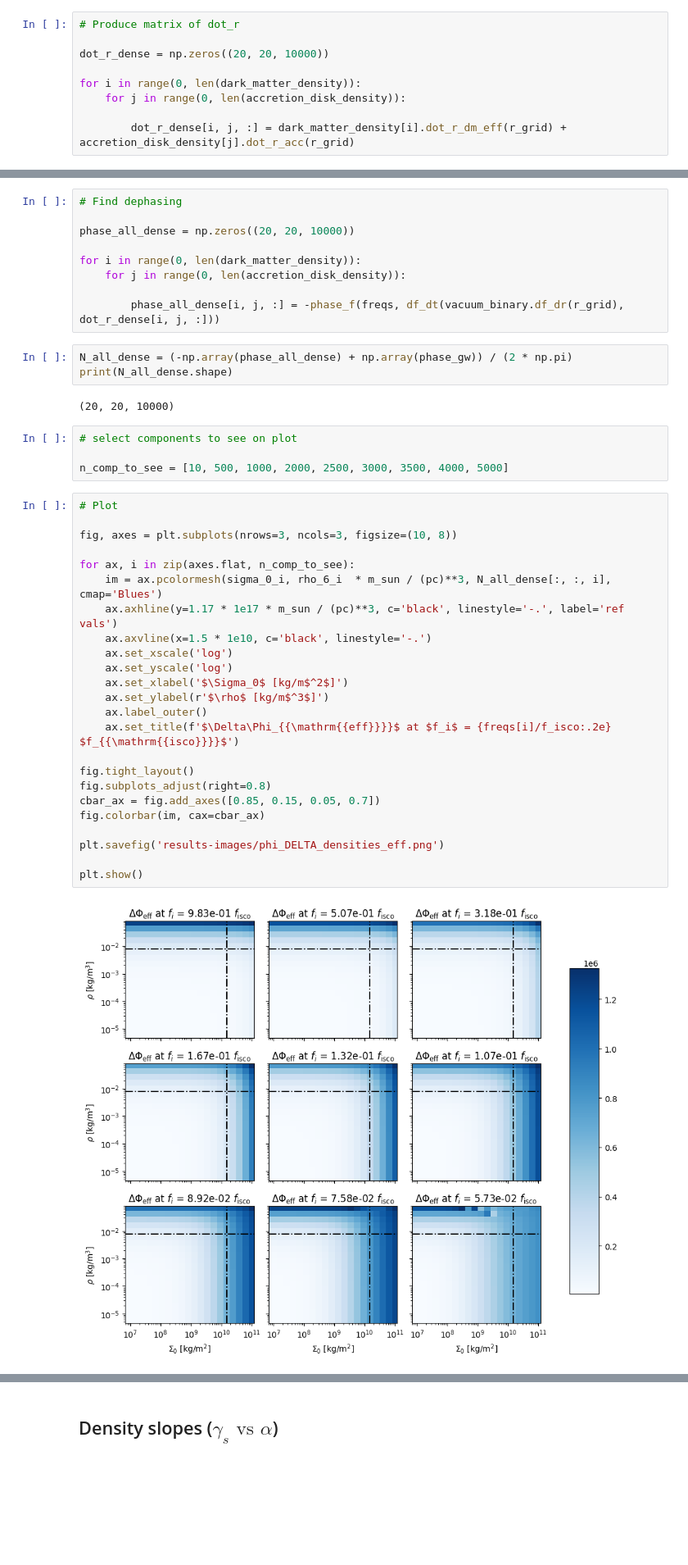
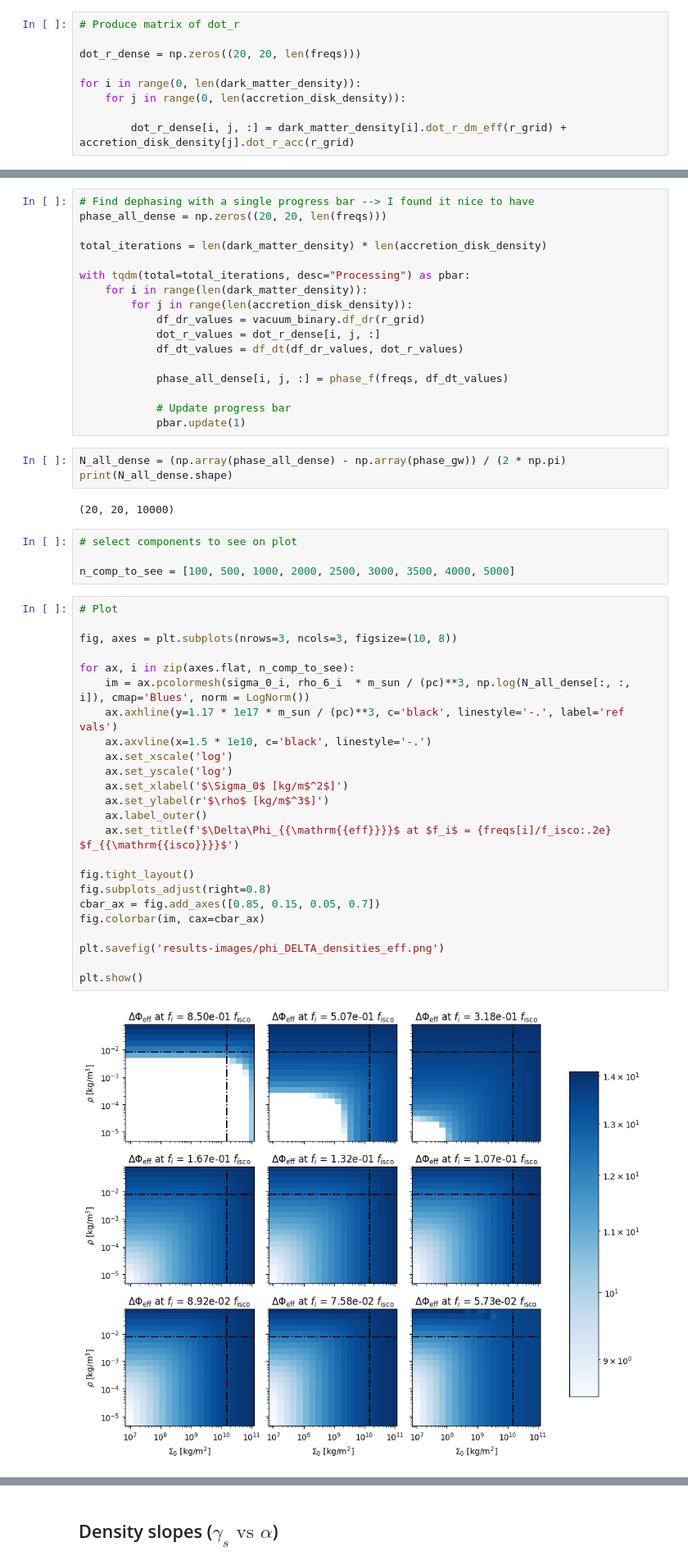
Before and after one commit to nicolegrillo/BinaryEvolution, a Jupyter notebook: Phase_extraction-MAIN.ipynb, the cells around one changed output, grey strips where cells are left out. Shown at 82% size. Cells and saved outputs as stored; diff of their text form; blank space fills up the shorter version.

```diff
--- a/Phase_extraction-MAIN.ipynb
+++ b/Phase_extraction-MAIN.ipynb
@@ -1135,7 +1141,7 @@ I here report the graphs only for the effective DM profile (for the static see $
 # %%
 # Produce matrix of dot_r
 
-dot_r_dense = np.zeros((20, 20, 10000))
+dot_r_dense = np.zeros((20, 20, len(freqs)))
 
 for i in range(0, len(dark_matter_density)):
     for j in range(0, len(accretion_disk_density)):
@@ -1144,47 +1152,55 @@ for i in range(0, len(dark_matter_density)):
 # %%
-# Find dephasing
+# Find dephasing with a single progress bar --> I found it nice to have
+phase_all_dense = np.zeros((20, 20, len(freqs)))
 
-phase_all_dense = np.zeros((20, 20, 10000))
+total_iterations = len(dark_matter_density) * len(accretion_disk_density)
 
-for i in range(0, len(dark_matter_density)):
-    for j in range(0, len(accretion_disk_density)):
+with tqdm(total=total_iterations, desc="Processing") as pbar:
+    for i in range(len(dark_matter_density)):
+        for j in range(len(accretion_disk_density)):
+            df_dr_values = vacuum_binary.df_dr(r_grid)
+            dot_r_values = dot_r_dense[i, j, :]
+            df_dt_values = df_dt(df_dr_values, dot_r_values)
 
-        phase_all_dense[i, j, :] = -phase_f(freqs, df_dt(vacuum_binary.df_dr(r_grid), dot_r_dense[i, j, :]))
+            phase_all_dense[i, j, :] = phase_f(freqs, df_dt_values)
+
+            # Update progress bar
+            pbar.update(1)
 # %%
-N_all_dense = (-np.array(phase_all_dense) + np.array(phase_gw)) / (2 * np.pi)
+N_all_dense = (np.array(phase_all_dense) - np.array(phase_gw)) / (2 * np.pi)
 print(N_all_dense.shape)
 # %% [output]
 (20, 20, 10000)
 # %%
 # select components to see on plot
 
-n_comp_to_see = [10, 500, 1000, 2000, 2500, 3000, 3500, 4000, 5000]
+n_comp_to_see = [100, 500, 1000, 2000, 2500, 3000, 3500, 4000, 5000]
 # %%
 # Plot
 
 fig, axes = plt.subplots(nrows=3, ncols=3, figsize=(10, 8))
 
 for ax, i in zip(axes.flat, n_comp_to_see):
-    im = ax.pcolormesh(sigma_0_i, rho_6_i  * m_sun / (pc)**3, N_all_dense[:, :, i], cmap='Blues')
+    im = ax.pcolormesh(sigma_0_i, rho_6_i  * m_sun / (pc)**3, np.log(N_all_dense[:, :, i]), cmap='Blues', norm = LogNorm())
     ax.axhline(y=1.17 * 1e17 * m_sun / (pc)**3, c='black', linestyle='-.', label='ref vals')
     ax.axvline(x=1.5 * 1e10, c='black', linestyle='-.')
     ax.set_xscale('log')
     ax.set_yscale('log')
     ax.set_xlabel('$\Sigma_0$ [kg/m$^2$]')
     ax.set_ylabel(r'$\rho$ [kg/m$^3$]')
     ax.label_outer()
     ax.set_title(f'$\Delta\Phi_{{\mathrm{{eff}}}}$ at $f_i$ = {freqs[i]/f_isco:.2e} $f_{{\mathrm{{isco}}}}$')
 
 fig.tight_layout()
 fig.subplots_adjust(right=0.8)
 cbar_ax = fig.add_axes([0.85, 0.15, 0.05, 0.7])
 fig.colorbar(im, cax=cbar_ax)
 
 plt.savefig('results-images/phi_DELTA_densities_eff.png')
 
 plt.show()
 # %% [output]
-[figure, old version]
+[figure, new version]
 # %%
 # Check multiple norm dephase
 
```
Also changed, not shown: parts of 31 cells of this notebook.
